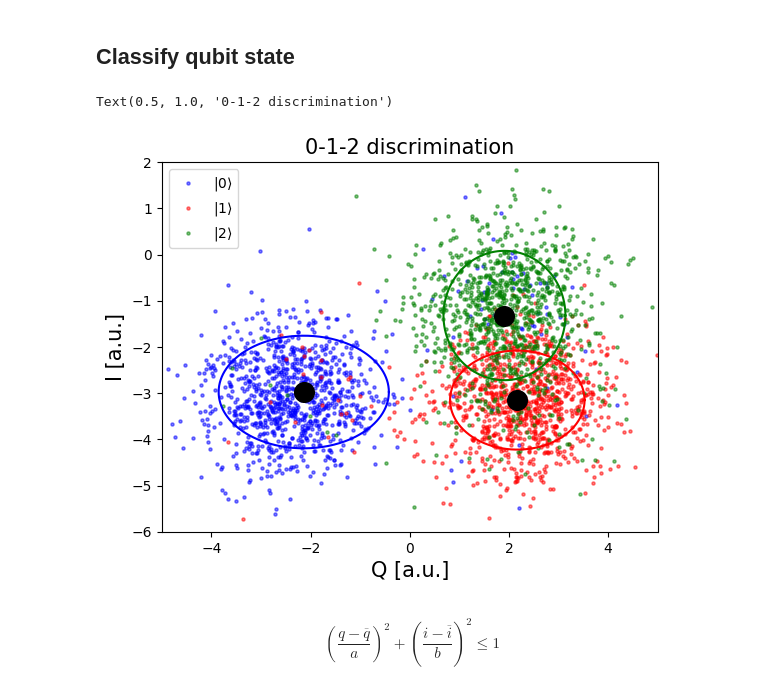
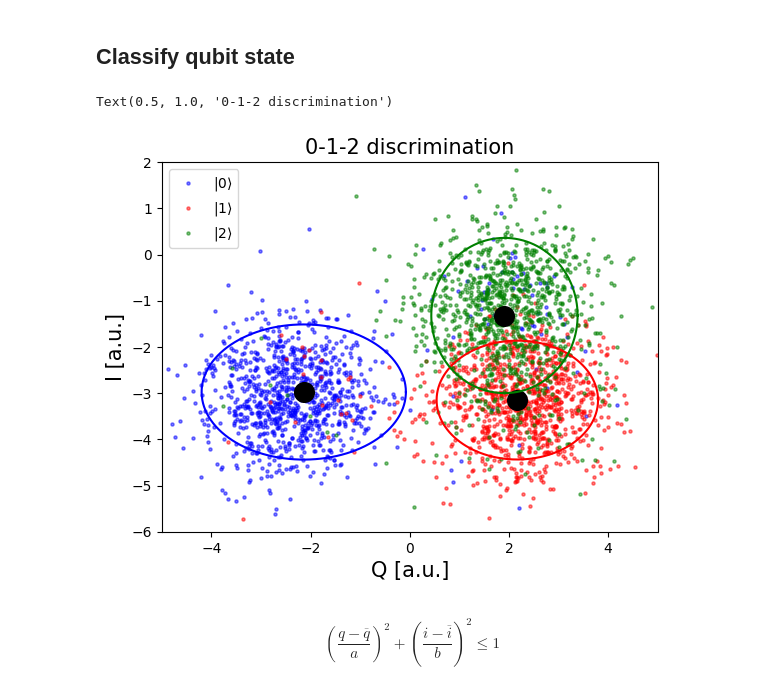
Before and after one commit to drewcurran/ECE396_Project, a Jupyter notebook: Beyond the Two-Level System.ipynb, the cells around one changed output. Drawn from its saved outputs; the diff is of its cells as text; code cells hidden in the pictures.

```diff
--- a/Beyond the Two-Level System.ipynb
+++ b/Beyond the Two-Level System.ipynb
@@ -788,35 +789,35 @@ plt.scatter(np.real(two_data), np.imag(two_data),
 # Plot a large dot for the average result of the 0, 1 and 2 states.
 mean_zero = np.mean(zero_data) # takes mean of both real and imaginary parts
 mean_one = np.mean(one_data)
 mean_two = np.mean(two_data)
 
 q_center_zero, i_center_zero = np.real(mean_zero), np.imag(mean_zero)
 plt.scatter(q_center_zero, i_center_zero,
             s=200, cmap='viridis', c='black',alpha=1.0)
 q_center_one, i_center_one = np.real(mean_one), np.imag(mean_one)
 plt.scatter(q_center_one, i_center_one,
             s=200, cmap='viridis', c='black',alpha=1.0)
 q_center_two, i_center_two = np.real(mean_two), np.imag(mean_two)
 plt.scatter(q_center_two, i_center_two,
             s=200, cmap='viridis', c='black',alpha=1.0)
 
-std_devs = 1.25
+std_devs = 1.5
 q_axis_zero, i_axis_zero = std_devs*np.std(np.real(zero_data)), std_devs*np.std(np.imag(zero_data))
 draw_ellipse('blue', q_center_zero, i_center_zero, q_axis_zero, i_axis_zero)
 q_axis_one, i_axis_one = std_devs*np.std(np.real(one_data)), std_devs*np.std(np.imag(one_data))
 draw_ellipse('red', q_center_one, i_center_one, q_axis_one, i_axis_one)
 q_axis_two, i_axis_two = std_devs*np.std(np.real(two_data)), std_devs*np.std(np.imag(two_data))
 draw_ellipse('green', q_center_two, i_center_two, q_axis_two, i_axis_two)
 
 plt.xlim(-5, 5)
 plt.ylim(-6, 2)
 plt.legend()
 plt.ylabel('I [a.u.]', fontsize=15)
 plt.xlabel('Q [a.u.]', fontsize=15)
 plt.title("0-1-2 discrimination", fontsize=15)
 # %% [output]
 Text(0.5, 1.0, '0-1-2 discrimination')
-[figure, old version]
+[figure, new version]
 # %% [markdown]
 $$\left( \frac{q - \overline{q}}{a} \right)^2 + \left( \frac{i - \overline{i}}{b} \right)^2 \leq 1$$
 # %%
```
Also changed, not shown: parts of 5 cells of this notebook.
